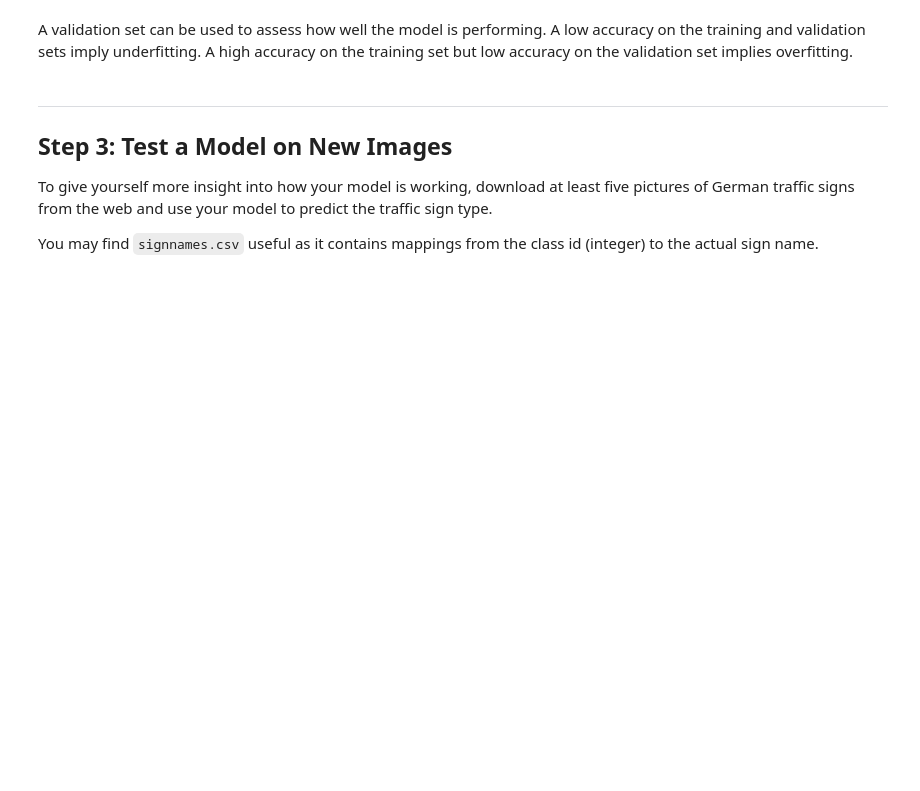
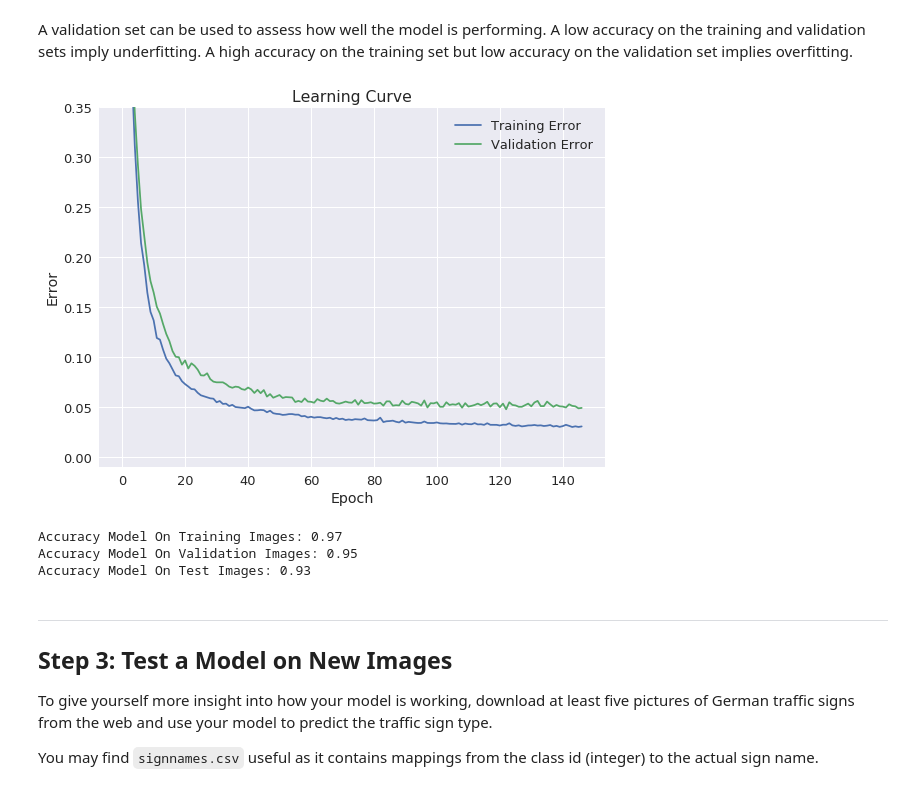
Before and after one commit to Ly0n/CarND-Traffic-Sign-cy, a Jupyter notebook: Traffic_Sign_Classifier.ipynb, the cells around one changed output. Cells and saved outputs as stored; diff of their text form; code cells hidden in the pictures; blank space fills up the shorter version.

```diff
--- a/Traffic_Sign_Classifier.ipynb
+++ b/Traffic_Sign_Classifier.ipynb
@@ -133,0 +389,10 @@ Use the code cell (or multiple code cells, if necessary) to implement the first
+# %%
+rate = 0.0001
+
+logits = LeNet(x)
+cross_entropy = tf.nn.softmax_cross_entropy_with_logits(logits, one_hot_y)
+loss_operation = tf.reduce_mean(cross_entropy)
+optimizer = tf.train.AdamOptimizer(learning_rate = rate)
+training_operation = optimizer.minimize(loss_operation)
+predict_operation = tf.argmax(logits, 1)
+predict_proba_operation = tf.nn.softmax(logits=logits)
@@ -142,3 +434,8 @@ sets imply underfitting. A high accuracy on the training set but low accuracy on
 ### Once a final model architecture is selected,
 ### the accuracy on the test set should be calculated and reported as well.
 ### Feel free to use as many code cells as needed.
+# %%
+X_train = X_train_transf
+X_valid = X_valid_transf
+X_test = X_test_transf
+y_train = y_train_transf
@@ -144,0 +445,19 @@ sets imply underfitting. A high accuracy on the training set but low accuracy on
+# %%
+#Do some logging
+import logging, datetime
+logger = logging.getLogger()
+
+def setup_file_logger(log_file):
+    hdlr = logging.FileHandler(log_file)
+    formatter = logging.Formatter('%(asctime)s %(levelname)s %(message)s')
+    hdlr.setFormatter(formatter)
+    logger.addHandler(hdlr)
+    logger.setLevel(logging.INFO)
+
+def log(message):
+    #outputs to Jupyter console
+    print('{} {}'.format(datetime.datetime.now(), message))
+    #outputs to file
+    logger.info(message)
+
+setup_file_logger('training.log')
@@ -145,3 +511,26 @@ sets imply underfitting. A high accuracy on the training set but low accuracy on
+# %%
+plt.figure(figsize=(8,6))
+plt.title('Learning Curve')
+plt.plot([1 - el[0] for el in errors])
+plt.plot([1 - el[1] for el in errors])
+plt.ylim([-.01,0.35])
+plt.legend(['Training Error','Validation Error'])
+plt.tight_layout()
+plt.savefig('plots/learning_curve.png')
+plt.ylabel('Error')
+plt.xlabel('Epoch');
+# %% [output]
+[figure, added]
+# %%
+with tf.Session() as sess:
+    saver.restore(sess, tf.train.latest_checkpoint('./models'))
+    print('Accuracy Model On Training Images: {:.2f}'.format(evaluate(X_train,y_train)))
+    print('Accuracy Model On Validation Images: {:.2f}'.format(evaluate(X_valid,y_valid)))
+    print('Accuracy Model On Test Images: {:.2f}'.format(evaluate(X_test,y_test)))
+# %% [output]
+Accuracy Model On Training Images: 0.97
+Accuracy Model On Validation Images: 0.95
+Accuracy Model On Test Images: 0.93
 # %% [markdown]
 ---
 
```
Also changed, not shown: parts of 52 cells of this notebook.
